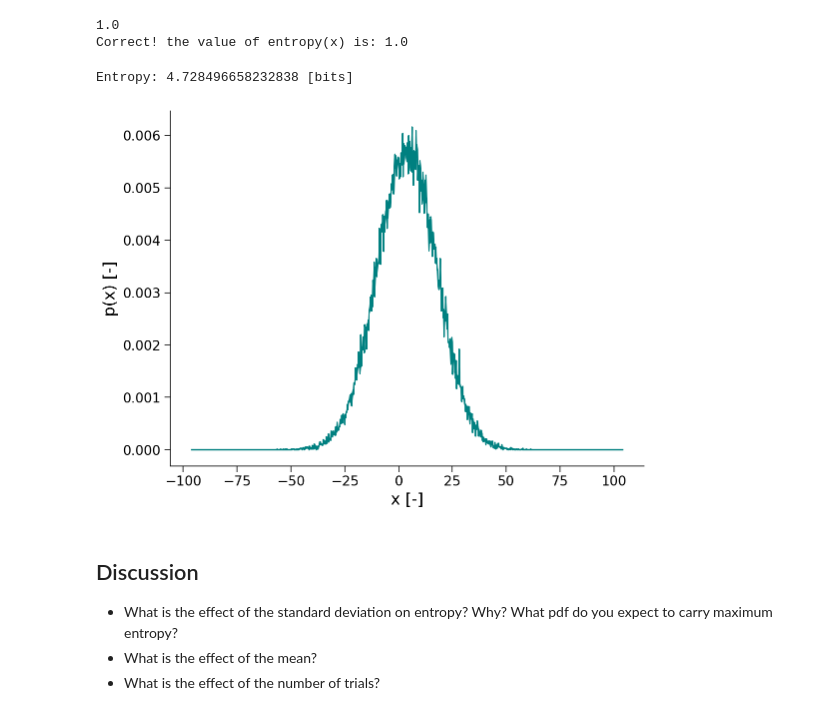
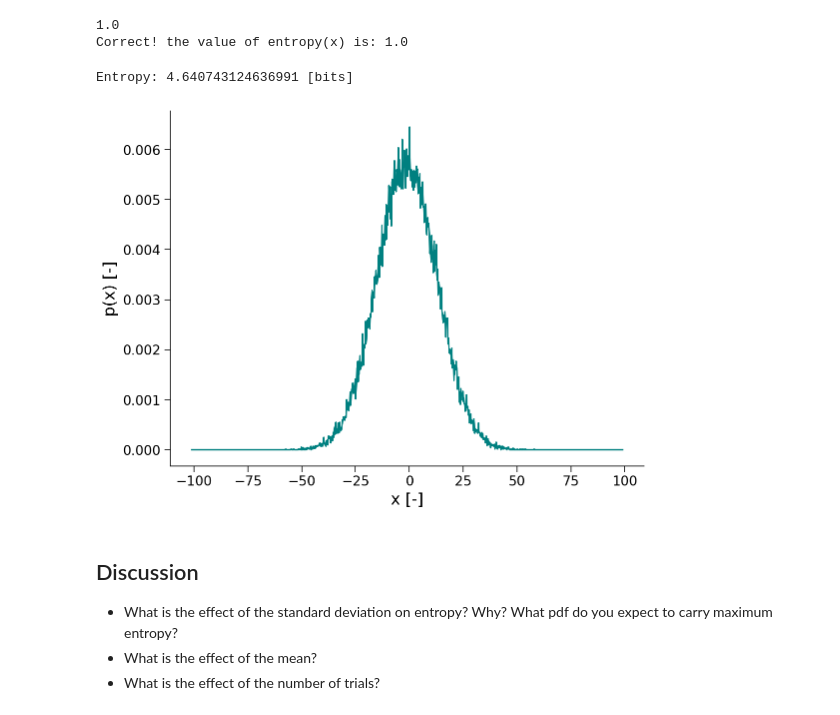
Before and after one commit to rmaffulli/MI_tutorial, a Jupyter notebook: MI_tutorial.ipynb, the cells around one changed output. Saved outputs shown, nothing was run; the diff lists cells and outputs as text; code cells hidden in the pictures.

```diff
--- a/MI_tutorial.ipynb
+++ b/MI_tutorial.ipynb
@@ -159,24 +159,24 @@ else:
 Correct! the value of entropy(x) is: 1.0
 # %%
 #@title Entropy of a Gaussian random variable { run: "auto" }
-mean = 4 #@param {type:"slider", min:-5, max:5, step:1}
+mean = -1 #@param {type:"slider", min:-5, max:5, step:1}
 std = 14 #@param {type:"slider", min:0.5, max:20, step:0.5}
 trials = 72900 #@param {type:"slider", min:100, max:100000, step:100}
 
 x = np.random.normal(mean,std,trials)
 bins = np.linspace(mean-100,mean+100,1000)
 x_binned = np.zeros_like(bins)
 for i in np.digitize(x,bins,right=True):
   x_binned[i-1] += 1
 p_x = x_binned/sum(x_binned)
 _ = plt.plot(bins,p_x,color='teal')
 plt.xlabel('x [-]')
 plt.ylabel('p(x) [-]')
 
 print("Entropy: " + str(entropy(x_binned)) + " [bits]")
 # %% [output]
-Entropy: 4.728496658232838 [bits]
+Entropy: 4.640743124636991 [bits]
-[figure, old version]
+[figure, new version]
 # %% [markdown]
 ## Discussion
 - What is the effect of the standard deviation on entropy? Why? What pdf do you expect to carry maximum entropy?
```
Also changed, not shown: parts of 2 cells of this notebook.
